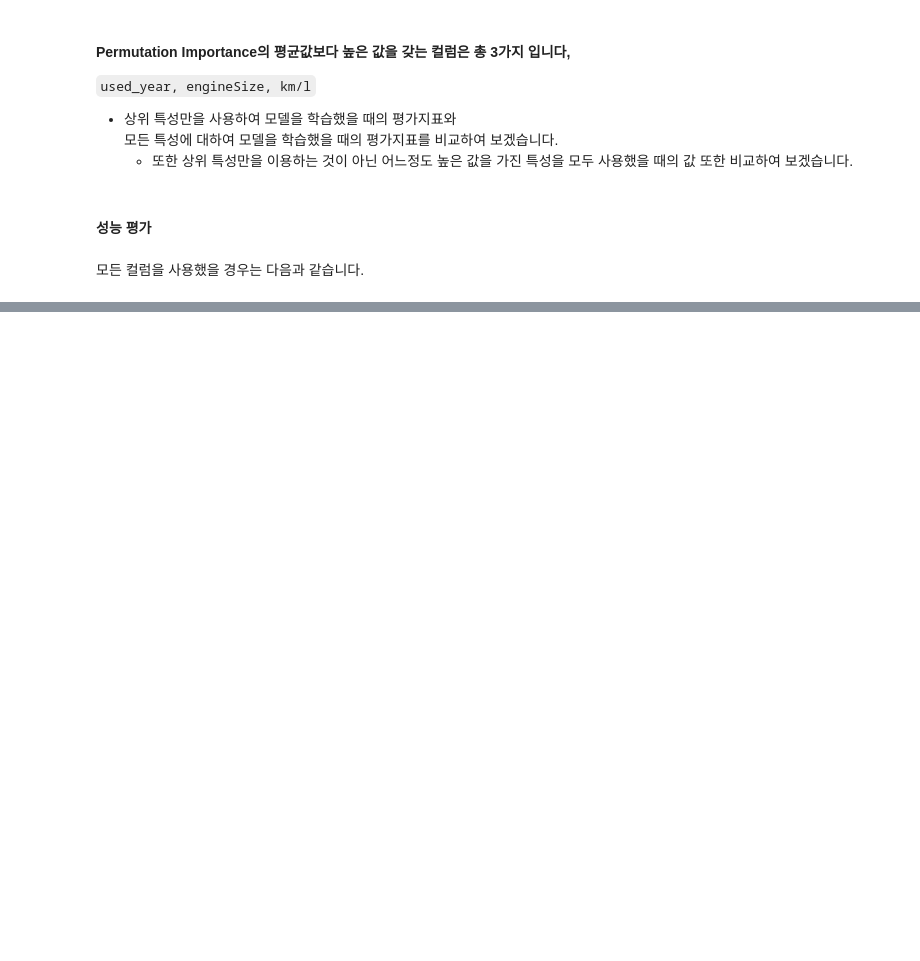
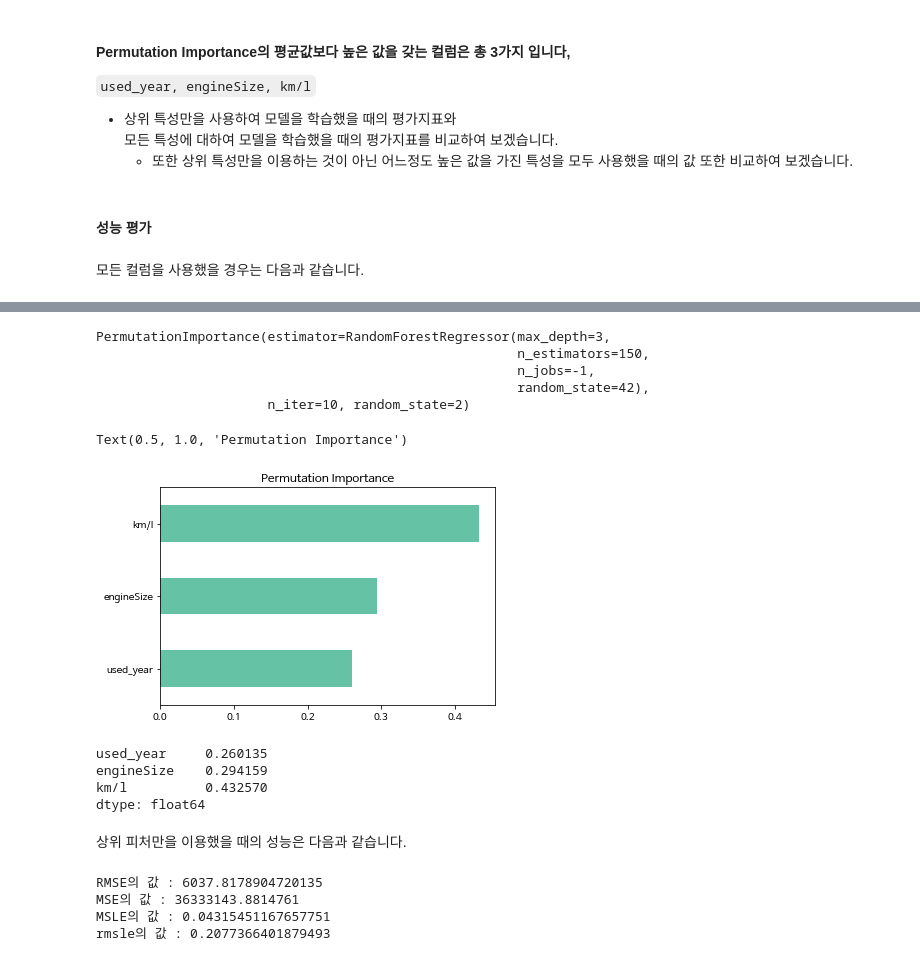
Before and after one commit to 00150/Practice-anything...., a Jupyter notebook: Project_used_car_modifying.ipynb, the cells around one changed output, grey strips where cells are left out. Cells and saved outputs as stored; diff of their text form; code cells hidden in the pictures; blank space fills up the shorter version.

```diff
--- a/Project_used_car_modifying.ipynb
+++ b/Project_used_car_modifying.ipynb
@@ -1616,0 +1614,64 @@ MSE의 값 : 36202090.47582091
+# %%
+# permuter를 생성합니다,
+permuter = PermutationImportance(
+
+    # 모델 : 파이프라인의 랜덤포레스트 회귀를 이용합니다.
+    pipe.named_steps['randomforestregressor'],
+
+    # scoring : 위에서 봤듯이, MAE보다는 RMSE의 결과가 잘 나오는 것을 알 수 있습니다.
+    n_iter = 10,
+    random_state = 2)
+
+
+# 검증 데이터를 이용하여 스코어를 다시 계산하도록 합니다, 검증 데이터에는 ordinalencoder를 적용합니다.
+X_val_preprocessed = pipe[0].transform(X_val_pi)
+
+
+# permuter.fit
+permuter.fit(X_val_preprocessed, y_val)
+# %% [output]
+PermutationImportance(estimator=RandomForestRegressor(max_depth=3,
+                                                      n_estimators=150,
+                                                      n_jobs=-1,
+                                                      random_state=42),
+                      n_iter=10, random_state=2)
+# %%
+# 인덱스 데이터 타입을 리스트 형태로 변경합니다.
+feature_names = X_val_pi.columns.tolist()
+
+# 피처의 이름 및 값을 시리즈 형태로 표현합니다. -> permuter에 접근, 피처 중요도를 가져옵니다.
+pi = pd.Series(permuter.feature_importances_, feature_names).sort_values()
+pi.plot.barh()
+
+plt.title('Permutation Importance')
+# %% [output]
+Text(0.5, 1.0, 'Permutation Importance')
+[figure, added]
+# %%
+pi
+# %% [output]
+used_year     0.260135
+engineSize    0.294159
+km/l          0.432570
+dtype: float64
+# %% [markdown]
+상위 피처만을 이용했을 때의 성능은 다음과 같습니다.
+# %%
+# 검증 데이터를 생성합니다.
+val_predict = pipe.predict(X_val_pi)
+
+mse = mean_squared_error(y_val, val_predict)
+rmse = np.sqrt(MSE)
+msle = mean_squared_log_error(y_val, val_predict)
+rmsle  = np.sqrt(msle)
+
+
+print(f'RMSE의 값 : {rmse}')
+print(f'MSE의 값 : {mse}')
+print(f'MSLE의 값 : {msle}')
+print(f'rmsle의 값 : {rmsle}')
+# %% [output]
+RMSE의 값 : 6037.8178904720135
+MSE의 값 : 36333143.8814761
+MSLE의 값 : 0.04315451167657751
+rmsle의 값 : 0.2077366401879493
```
Also changed, not shown: parts of 20 cells of this notebook.
